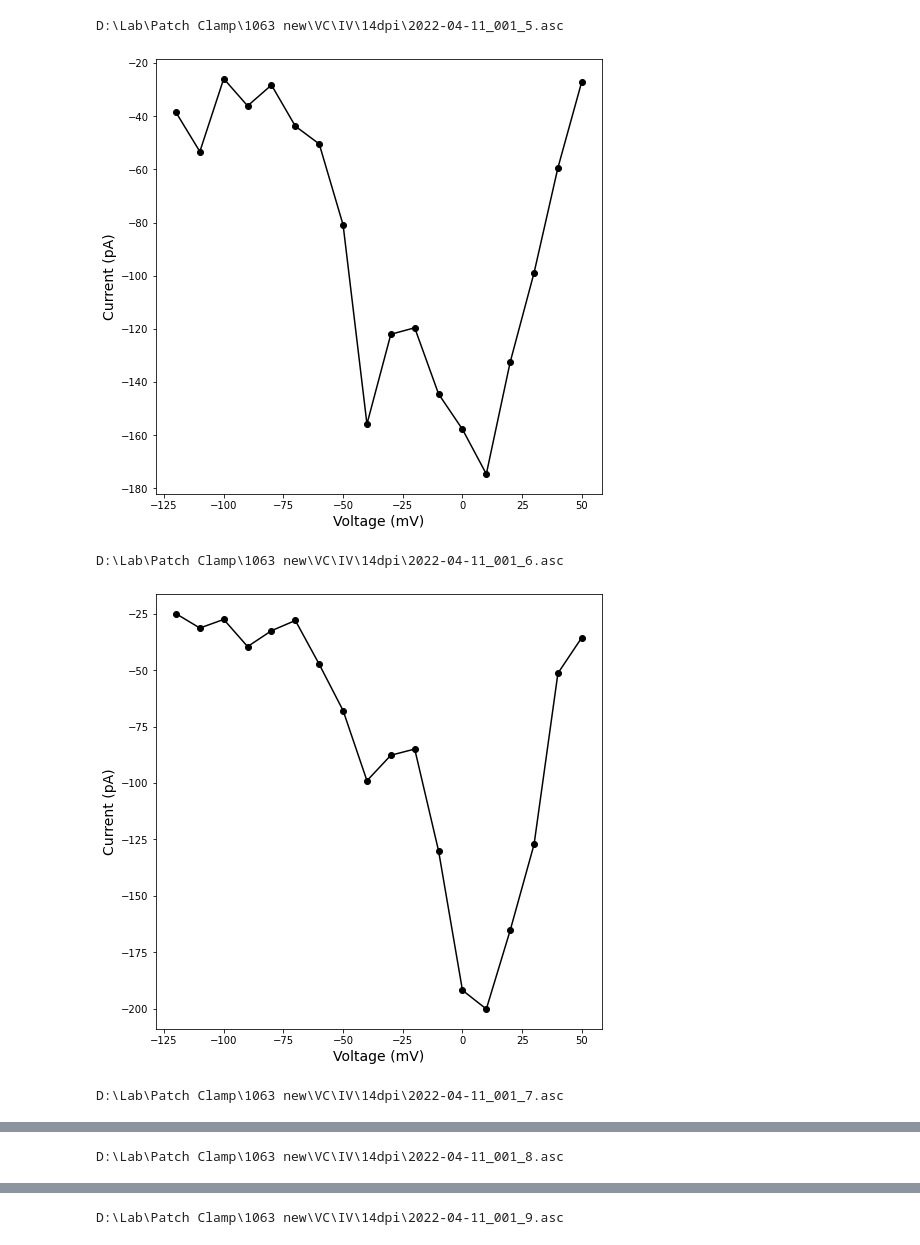
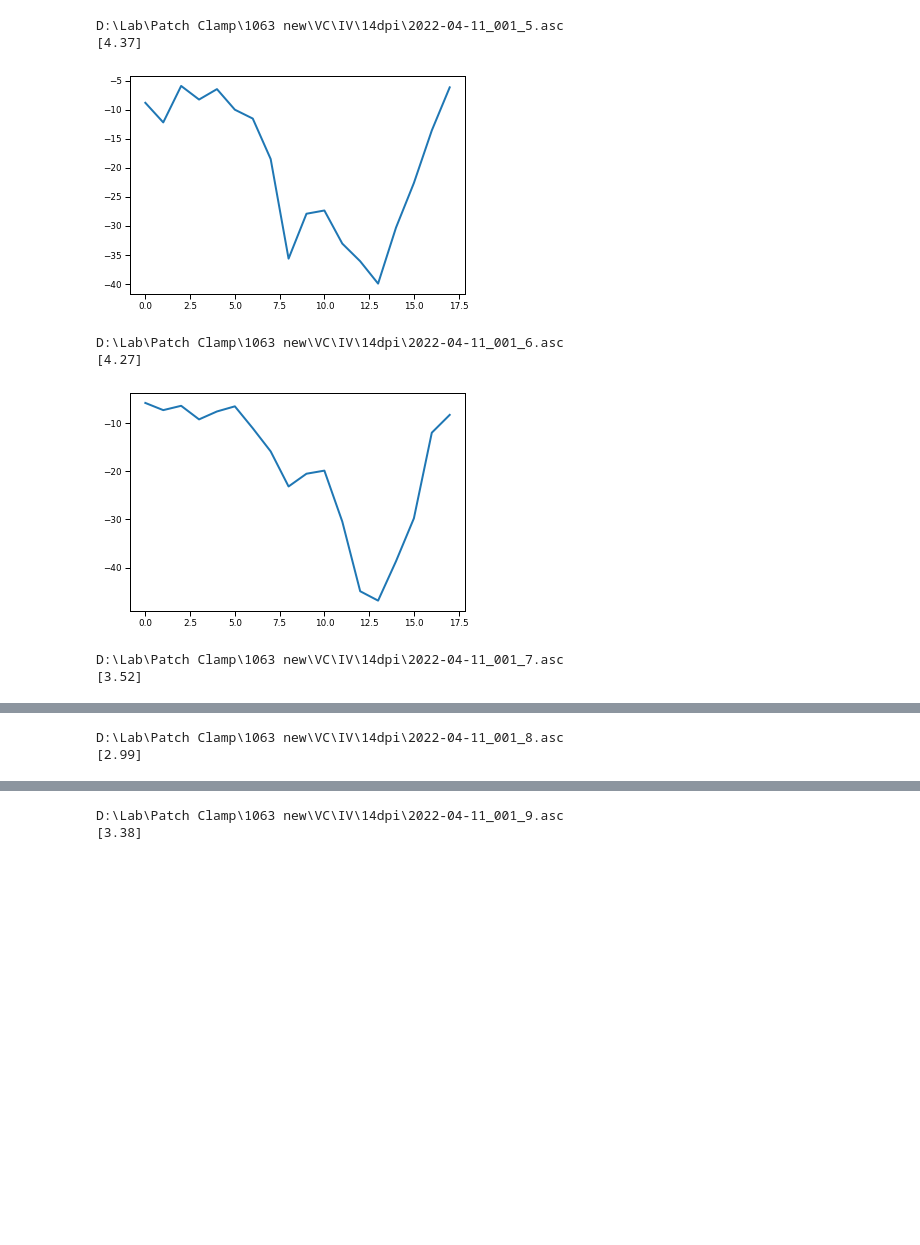
Before and after one commit to AmSchulte/Nociceptor, a Jupyter notebook: Patch Clamp/Voltage Clamp/TTX res. currents.ipynb, the cells around one changed output, grey strips where cells are left out. Cells and saved outputs as stored; diff of their text form; code cells hidden in the pictures; blank space fills up the shorter version.

```diff
--- a/Patch Clamp/Voltage Clamp/TTX res. currents.ipynb
+++ b/Patch Clamp/Voltage Clamp/TTX res. currents.ipynb
@@ -16,22 +13,34 @@ The autoreload extension is already loaded. To reload it, use:
 # %%
 iv_path = r'D:\Lab\Patch Clamp\1063 new\VC\IV'
+# %%
+parameters = pd.read_excel('Parameters_VC.xlsx')
 # %%
 iv_currents = []
 for root, dirs, files in os.walk(iv_path):
     if 'dpi' in root:
         for file in files:
             filepath = os.path.join(root, file)
             print(filepath)
             iv = IV(filepath)
-            iv.plot_iv()
-            if len(iv.iv_current) == 18:
-                iv_currents.append(iv.iv_current[1:])
+            #iv.plot_iv()
+            capacitance = parameters[parameters['filename']==file]['C-slow (pF)'].values
+            print(capacitance)
+            if capacitance > 2:
+                if len(iv.iv_current) == 18:
+                    iv_currents.append(list(iv.iv_current[1:]/capacitance[0]))
+                else:
+                    iv_currents.append(list(iv.iv_current/capacitance[0]))
+                plt.plot(iv.iv_current/capacitance[0])
             else:
-                iv_currents.append(iv.iv_current)
+                plt.plot(iv.iv_current)
+            plt.show()
 iv_voltage = np.int8(iv.iv_voltage[1:])
 # %% [output]
 D:\Lab\Patch Clamp\1063 new\VC\IV\14dpi\2022-04-11_001_5.asc
+[4.37]
-[figure, old version]
+[figure, new version]
 D:\Lab\Patch Clamp\1063 new\VC\IV\14dpi\2022-04-11_001_6.asc
+[4.27]
-[figure, old version]
+[figure, new version]
 D:\Lab\Patch Clamp\1063 new\VC\IV\14dpi\2022-04-11_001_7.asc
+[3.52]
@@ -39 +48,2 @@ D:\Lab\Patch Clamp\1063 new\VC\IV\14dpi\2022-04-11_001_7.asc
 D:\Lab\Patch Clamp\1063 new\VC\IV\14dpi\2022-04-11_001_8.asc
+[2.99]
@@ -41 +51,2 @@ D:\Lab\Patch Clamp\1063 new\VC\IV\14dpi\2022-04-11_001_8.asc
 D:\Lab\Patch Clamp\1063 new\VC\IV\14dpi\2022-04-11_001_9.asc
+[3.38]
```
Also changed, not shown: parts of 12 cells of this notebook, 5 other files.
